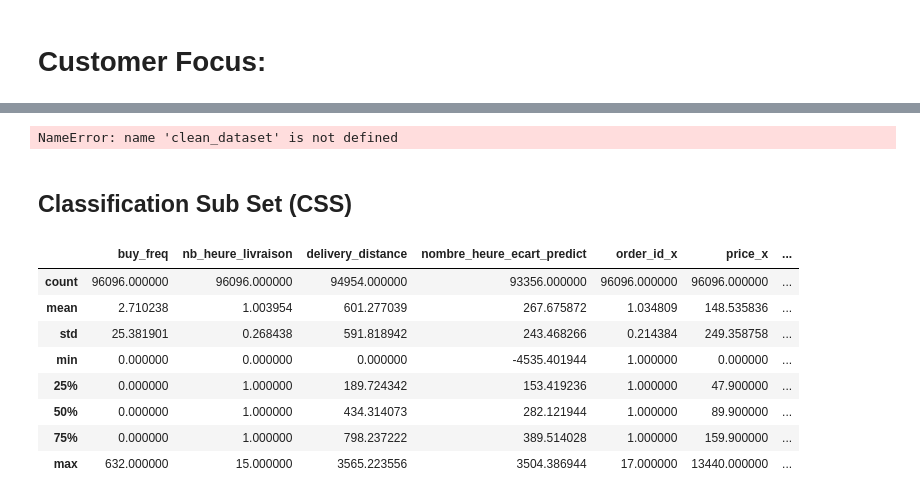
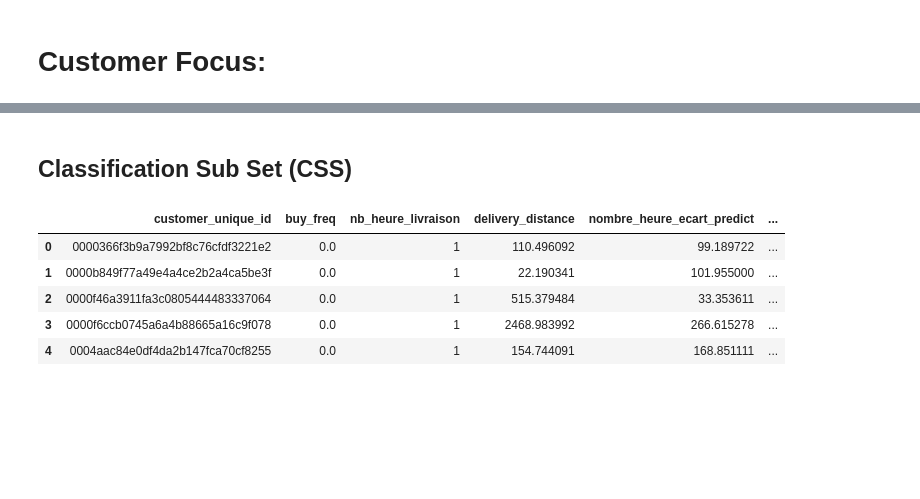
Before and after one commit to MaximeAlt/Brazilia, a Jupyter notebook: exploration.ipynb, the cells around one changed output, grey strips where cells are left out. Drawn from its saved outputs; the diff is of its cells as text; code cells hidden in the pictures; blank space fills up the shorter version.

```diff
--- a/exploration.ipynb
+++ b/exploration.ipynb
@@ -595,15 +713,3 @@ print(cols)
-# %%
-#Du ratio du prix lié au transport
-df['ratio_transport_cost'] = df["price"] / df["freight_value"]
-# %%
-## a revoir pour eviter les NaN est les inf.
-
-for label, row in df.iterrows() :
-    if pd.notna(row['seller_lat']) & pd.notna(row['seller_lng']) & pd.notna(row['customer_lat']) & pd.notna(row['customer_lng']):
-        customer_location = [row['seller_lat'], row['seller_lng']]
-        seller_location = [row['customer_lat'], row['customer_lng']]
-        df.loc [label, "delivery_distance"] = geopy.distance.geodesic(customer_location, seller_location).km
-df["transport_cost_per_km"] = df["freight_value"] / df["delivery_distance"]
 # %%
 ## on calcul la distance de livraison : distance coordonnées vendeur et acheteur
 
@@ -619,14 +725,19 @@ for label, row in df.iterrows() :
 # %%
 ## Cout moyen par km :
 mean_cost_per_km = df["delivery_distance"].sum()/df["freight_value"].sum()
-## cout du transport par km :
-df["transport_cost_per_km"] = df["delivery_distance"]/df["freight_value"]
+## Cout moyen par km :
+mean_ratio_transport_cost = df["freight_value"].sum()/df["payment_value"].sum()
 
-##gestion des nan, inf en remplacant par le cout moyen sur l'ensemble du dataset.
+
 for label, row in df.iterrows() :
-    value_test = row["transport_cost_per_km"]
-    if ((np.isnan(value_test) | np.isinf(value_test) | np.isneginf(value_test)).any().any()) :
-        df["transport_cost_per_km"] = mean_cost_per_km
+    if np.isnan(row["delivery_distance"]) or np.isnan(row["freight_value"]) or row["delivery_distance"] == 0 or row["freight_value"] == 0:
+        df.loc[label, "transport_cost_per_km"] = mean_cost_per_km
+    else :
+        df.loc [label, "transport_cost_per_km"] = row["delivery_distance"]/row["freight_value"]
+    if np.isnan(row["freight_value"]) or np.isnan(row["payment_value"]) or row["freight_value"] == 0 or row["payment_value"] == 0:
+        df.loc[label, 'ratio_transport_cost'] = mean_ratio_transport_cost
+    else :
+        df.loc[label, 'ratio_transport_cost'] = row["freight_value"] / row['payment_value']
 # %% [markdown]
 ## Order status feature
 # %%
@@ -775,4 +863,0 @@ rd_test = rd_test1.drop(['ratio_transport_cost','transport_cost_per_km'], axis =
-# %%
-clean_dataset(rd_test1)
-# %% [output]
-NameError: name 'clean_dataset' is not defined
@@ -831,17 +914,14 @@ css3 =css3.groupby(['customer_unique_id']).aggregate({
                 'testimate' : 'mean'
                 }).rename(columns={"totaltime": "nb_heure_livraison",
                                    'testimate':'nombre_heure_ecart_predict'})
-css3 =ccs3.merge(gr_avg_customer_basket, on= 'customer_unique_id', how = 'left')\
+css3 =css3.merge(gr_avg_customer_basket, on= 'customer_unique_id', how = 'left')\
           .merge(gr_pay_method, on ='customer_unique_id', how='left')
 # %%
-css3.describe()
+css3.head()
 # %% [output]
-|  | buy_freq | nb_heure_livraison | delivery_distance | nombre_heure_ecart_predict | order_id_x | price_x | ... |
-| count | 96096.000000 | 96096.000000 | 94954.000000 | 93356.000000 | 96096.000000 | 96096.000000 | ... |
-| mean | 2.710238 | 1.003954 | 601.277039 | 267.675872 | 1.034809 | 148.535836 | ... |
-| std | 25.381901 | 0.268438 | 591.818942 | 243.468266 | 0.214384 | 249.358758 | ... |
-| min | 0.000000 | 0.000000 | 0.000000 | -4535.401944 | 1.000000 | 0.000000 | ... |
-| 25% | 0.000000 | 1.000000 | 189.724342 | 153.419236 | 1.000000 | 47.900000 | ... |
-| 50% | 0.000000 | 1.000000 | 434.314073 | 282.121944 | 1.000000 | 89.900000 | ... |
-| 75% | 0.000000 | 1.000000 | 798.237222 | 389.514028 | 1.000000 | 159.900000 | ... |
-| max | 632.000000 | 15.000000 | 3565.223556 | 3504.386944 | 17.000000 | 13440.000000 | ... |
+|  | customer_unique_id | buy_freq | nb_heure_livraison | delivery_distance | nombre_heure_ecart_predict | ... |
+| 0 | 0000366f3b9a7992bf8c76cfdf3221e2 | 0.0 | 1 | 110.496092 | 99.189722 | ... |
+| 1 | 0000b849f77a49e4a4ce2b2a4ca5be3f | 0.0 | 1 | 22.190341 | 101.955000 | ... |
+| 2 | 0000f46a3911fa3c0805444483337064 | 0.0 | 1 | 515.379484 | 33.353611 | ... |
+| 3 | 0000f6ccb0745a6a4b88665a16c9f078 | 0.0 | 1 | 2468.983992 | 266.615278 | ... |
+| 4 | 0004aac84e0df4da2b147fca70cf8255 | 0.0 | 1 | 154.744091 | 168.851111 | ... |
```
Also changed, not shown: parts of 44 cells of this notebook, 1 other file.
